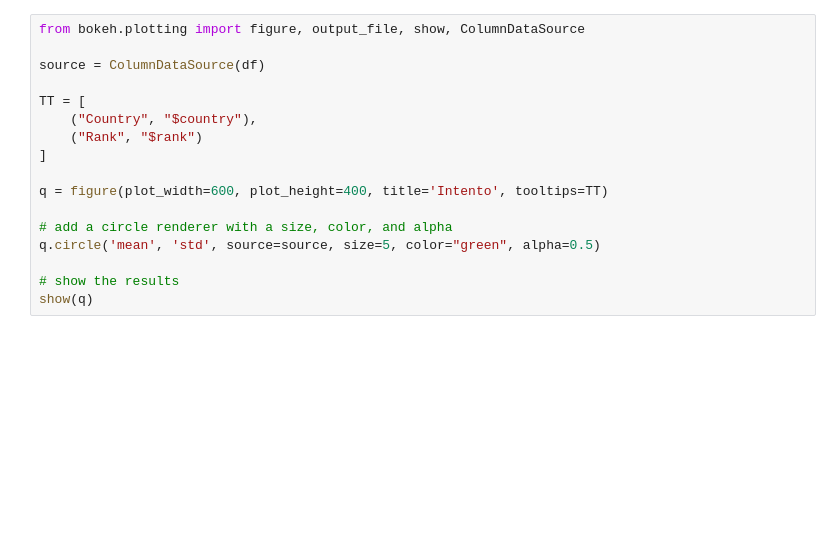
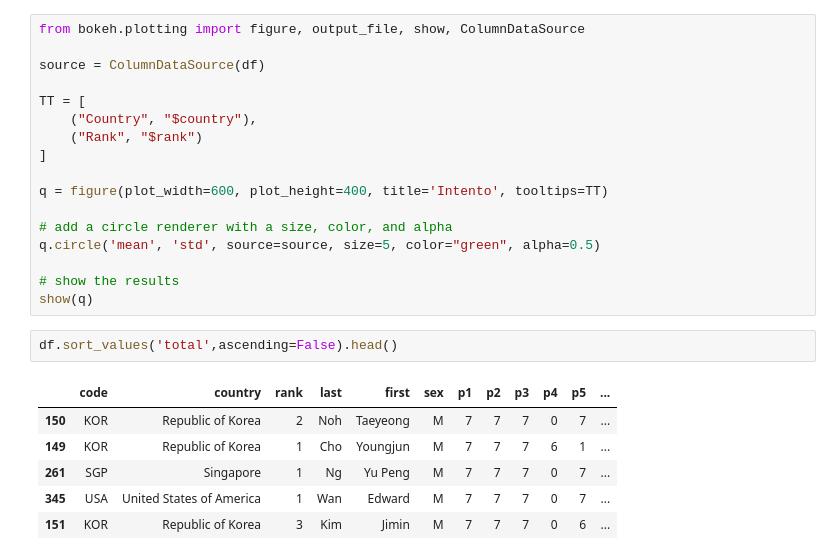
Before and after one commit to leomtz/apmowebsite, a Jupyter notebook: data/EDA_2019.ipynb, the cells around one changed output. Saved outputs shown, nothing was run; the diff lists cells and outputs as text; blank space fills up the shorter version.

```diff
--- a/data/EDA_2019.ipynb
+++ b/data/EDA_2019.ipynb
@@ -217,3 +217,12 @@ q.circle('mean', 'std', source=source, size=5, color="green", alpha=0.5)
 
 # show the results
 show(q)
+# %%
+df.sort_values('total',ascending=False).head()
+# %% [output]
+|  | code | country | rank | last | first | sex | p1 | p2 | p3 | p4 | p5 | ... |
+| 150 | KOR | Republic of Korea | 2 | Noh | Taeyeong | M | 7 | 7 | 7 | 0 | 7 | ... |
+| 149 | KOR | Republic of Korea | 1 | Cho | Youngjun | M | 7 | 7 | 7 | 6 | 1 | ... |
+| 261 | SGP | Singapore | 1 | Ng | Yu Peng | M | 7 | 7 | 7 | 0 | 7 | ... |
+| 345 | USA | United States of America | 1 | Wan | Edward | M | 7 | 7 | 7 | 0 | 7 | ... |
+| 151 | KOR | Republic of Korea | 3 | Kim | Jimin | M | 7 | 7 | 7 | 0 | 6 | ... |
```
Also changed, not shown: parts of 1 cell of this notebook, 6 other files.
